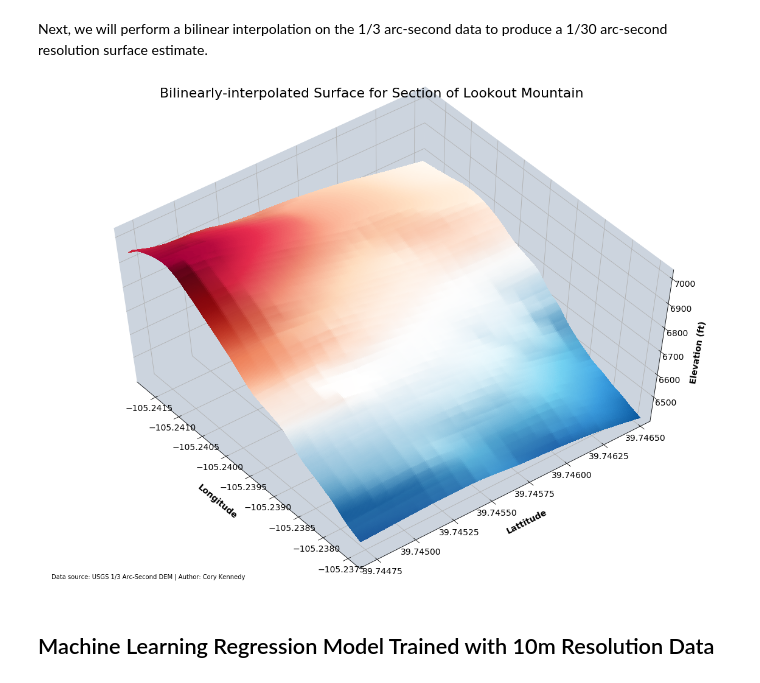
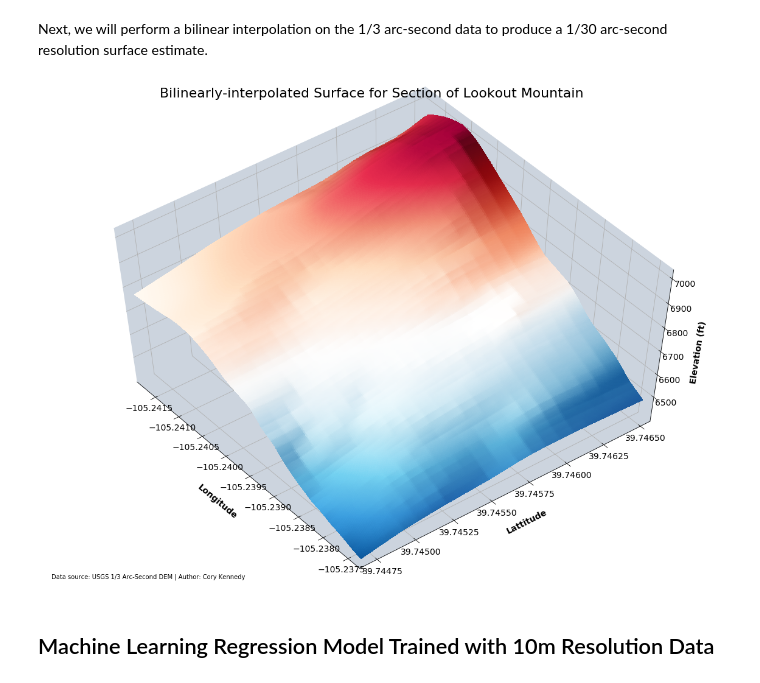
Before and after one commit to RRCCDataLab/Elevation-Descent, a Jupyter notebook: notebooks/Surface_Interpolation_Methods.ipynb, the cells around one changed output. Cells and saved outputs as stored; diff of their text form; code cells hidden in the pictures.

```diff
--- a/notebooks/Surface_Interpolation_Methods.ipynb
+++ b/notebooks/Surface_Interpolation_Methods.ipynb
@@ -246,35 +246,35 @@ ax.get_xaxis().get_major_formatter().set_useOffset(False)
 ax.get_yaxis().get_major_formatter().set_useOffset(False)
 
 # Set axis labels
 ax.set_xlabel('Longitude', labelpad=30, fontsize=14, fontweight='bold')
 ax.set_ylabel('Lattitude', labelpad=22, fontsize=14, fontweight='bold')
 ax.set_zlabel('Elevation (ft)', labelpad=13, fontsize=14, fontweight='bold')
 
 # Set plot title
 title = "Bilinearly-interpolated Surface for Section of Lookout Mountain"
 ax.text2D(0.17, 0.98, title, transform=ax.transAxes, fontsize=22)
 
 # Add notes
 ax.text2D(0.01, 0.01, "Data source: USGS 1/3 Arc-Second DEM | "
          "Author: Cory Kennedy", transform=ax.transAxes, fontsize=10)
 
 # Plot surface needs 2D arrays as input
 x = np.linspace(b.columns.values.astype(float)[0], b.columns.values.astype(float)[-1], Z_bilin.shape[1])
-y = np.linspace(b.index.values[0], b.index.values[-1], Z_bilin.shape[0])
+y = np.flip(np.linspace(b.index.values[0], b.index.values[-1], Z_bilin.shape[0]), axis=0)
 X, Y = np.meshgrid(x, y)
 Z = Z_bilin
 
 # Shading to highlight the features
 ls = LightSource(180, 45)
 shaded_RdBu_r = ls.shade(Z, cmap=cm.RdBu_r, vert_exag=1.1, blend_mode='soft', fraction=1.1)
 
 # Plot surface with points X,Y,Z
 surf = ax.plot_surface(X, Y, Z, rstride=1, cstride=1, facecolors=shaded_RdBu_r,
                        linewidth=0, antialiased=False, shade=False)
 
 plt.savefig('../vis/bilin_interp_surf.png', bbox_inches='tight');
 # %% [output]
-[figure, old version]
+[figure, new version]
 # %% [markdown]
 ## Machine Learning Regression Model Trained with 10m Resolution Data
 # %%
```
Also changed, not shown: parts of 11 cells of this notebook.
